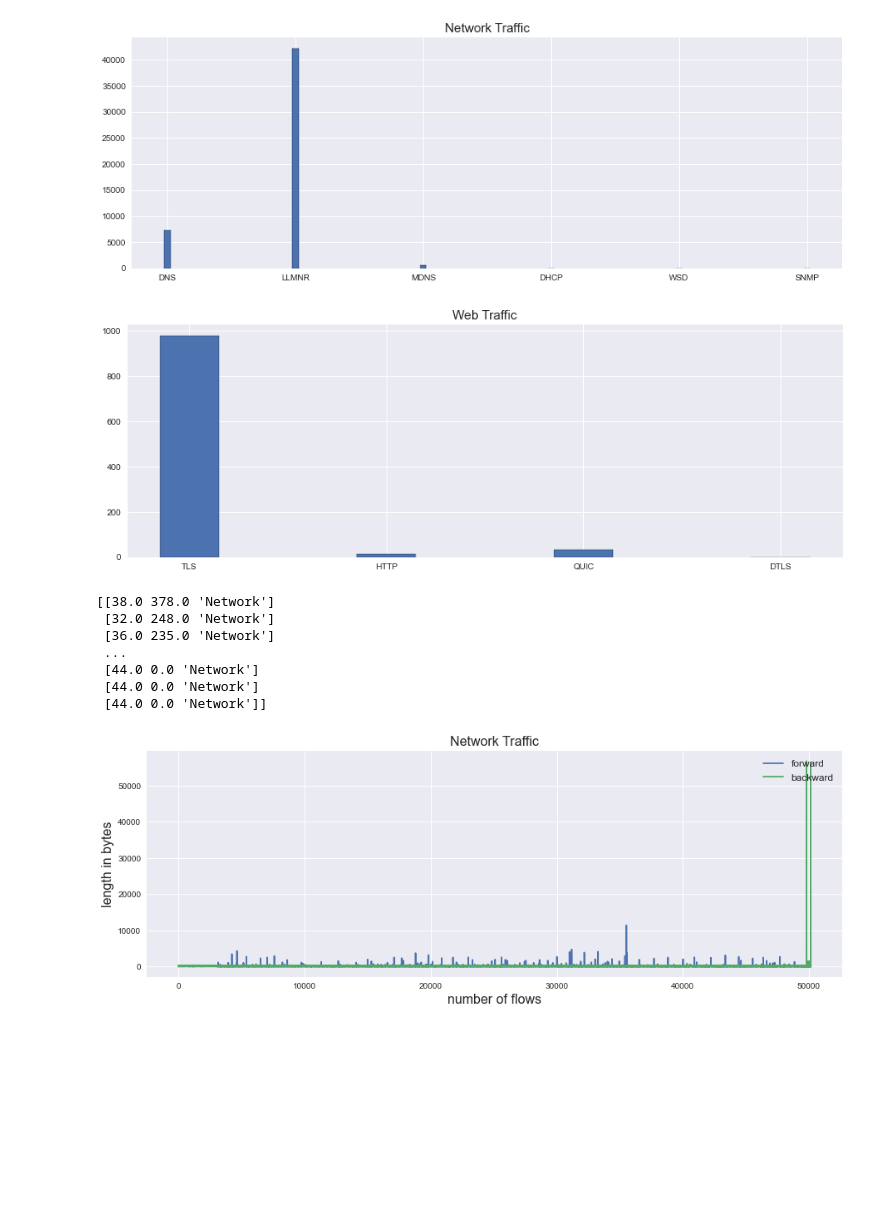
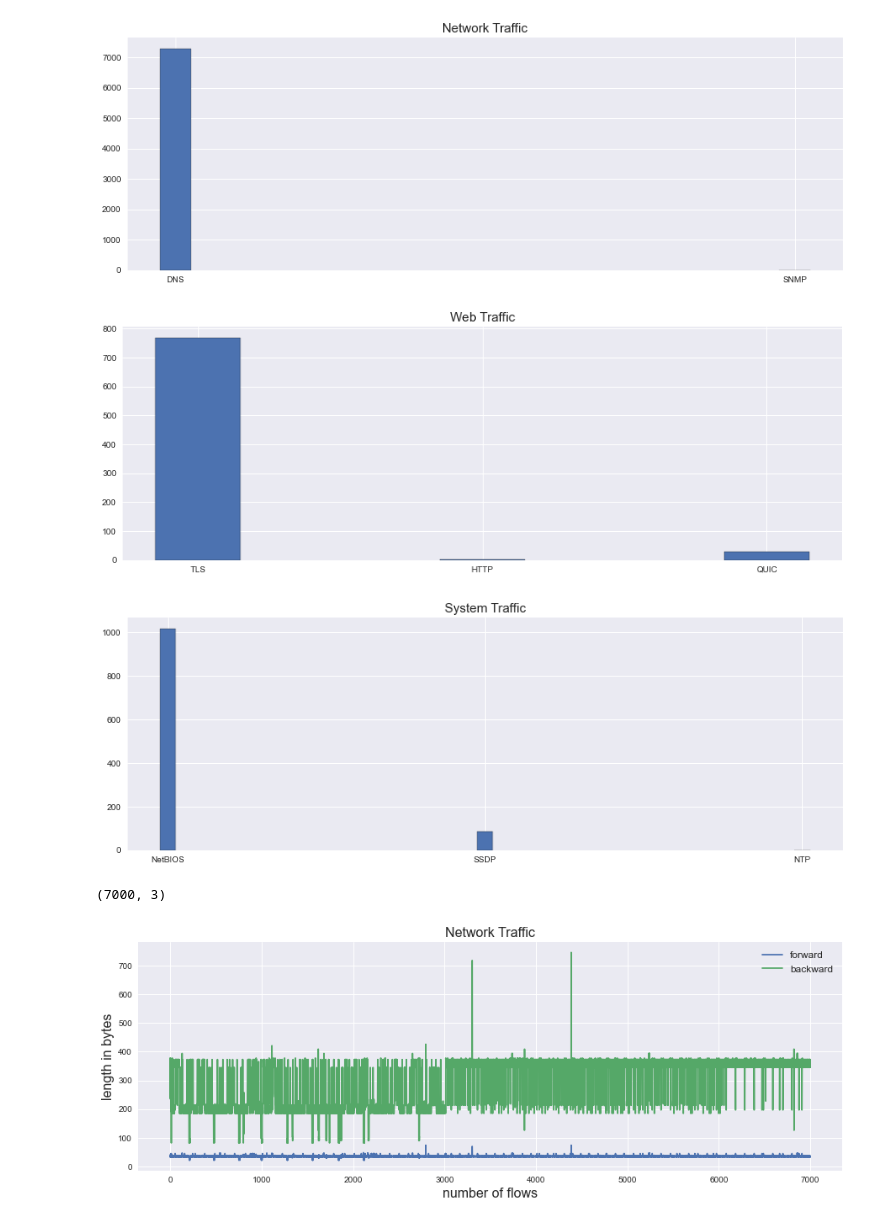
Before and after one commit to jiechengdeng/CS240-Granular-Traffic-Network-Classification, a Jupyter notebook: CS240 Project-Data Analysis.ipynb, the cells around one changed output. Cells and saved outputs as stored; diff of their text form; code cells hidden in the pictures; blank space fills up the shorter version.

```diff
--- a/CS240 Project-Data Analysis.ipynb
+++ b/CS240 Project-Data Analysis.ipynb
@@ -5,5 +6,5 @@ import pandas as pd
 # %%
-rawData = pd.read_csv('Google_hangouts_removeBadPackets.csv')
+rawData = pd.read_csv('Google_hangouts_removeBadPacketsReservedIP.csv')
 # %%
 #print(rawData)
 print("(rows,columns):",rawData.shape)
@@ -67,7 +68,7 @@ ax.hist(x_network_appProtocol,rwidth=0.05,bins=np.arange(-0.5,len(x_network_app_
 ax.set_title("Network Traffic",fontsize=15)
 plt.show()
 # %% [output]
-[figure, old version]
+[figure, new version]
 # %%
 # plot what app protocols the web traffic use
 x_network_appProtocol = X_category_AppProtocol[np.where(X_category_AppProtocol[:,0] == 'Web')]
@@ -82,7 +83,23 @@ ax.hist(x_network_appProtocol,rwidth=0.3,bins=np.arange(-0.5,len(x_network_app_l
 ax.set_title("Web Traffic",fontsize=15)
 plt.show()
 # %% [output]
-[figure, old version]
+[figure, new version]
+# %%
+# plot what app protocols the System traffic use
+x_network_appProtocol = X_category_AppProtocol[np.where(X_category_AppProtocol[:,0] == 'System')]
+x_network_appProtocol = x_network_appProtocol[:,1]
+x_network_appProtocol = x_network_appProtocol.reshape(x_network_appProtocol.shape[0],1)
+x_network_app_labels = np.unique(x_network_appProtocol)
+
+
+
+fig, ax = plt.subplots(figsize=(15,5))
+
+ax.hist(x_network_appProtocol,rwidth=0.05,bins=np.arange(-0.5,len(x_network_app_labels)),edgecolor='black')
+ax.set_title("System Traffic",fontsize=15)
+plt.show()
+# %% [output]
+[figure, added]
 # %%
 # normalizing total length of forward and backward flows
 X_network_length_flow = X_total_length_flow[np.where(X_total_length_flow[:,2] == 'Network')]
@@ -99,30 +116,24 @@ X_network_length_flow_norm = np.concatenate((X_network_length_flow_norm,X_networ
 # %%
 # plot total length of forward and backward flow in network traffic
 #X_network_length_flow = X_network_length_flow_norm
-X_network_length_flow = X_total_length_flow[np.where(X_total_length_flow[:,2] == 'Network')]
-print(X_network_length_flow)
+X_network_length_flow = X_total_length_flow[np.where(X_total_length_flow[:,2] == 'Network')][:7000]
+print(X_network_length_flow.shape)
 flow = ['forward','backward']
 
 fig, ax = plt.subplots(figsize=(15,5))
 for i in range(2):
     plt.plot(X_network_length_flow[:,i],label= flow[i])
 
 plt.ylabel('length in bytes',fontsize=16)
 plt.xlabel('number of flows',fontsize=16)
 plt.title('Network Traffic',fontsize=16)
 legend = plt.legend(loc='upper right',fontsize=12 ,shadow=True)
 frame = legend.get_frame()
 frame.set_facecolor('0.90')
 plt.show()
 # %% [output]
-[[38.0 378.0 'Network']
- [32.0 248.0 'Network']
- [36.0 235.0 'Network']
- ...
- [44.0 0.0 'Network']
- [44.0 0.0 'Network']
- [44.0 0.0 'Network']]
+(7000, 3)
-[figure, old version]
+[figure, new version]
 # %%
 # plot total length of forward and backward flow in web traffic
 X_web_length_flow = X_total_length_flow[np.where(X_total_length_flow[:,2] == 'Web')]
```
Also changed, not shown: parts of 18 cells of this notebook, 1 other file.
